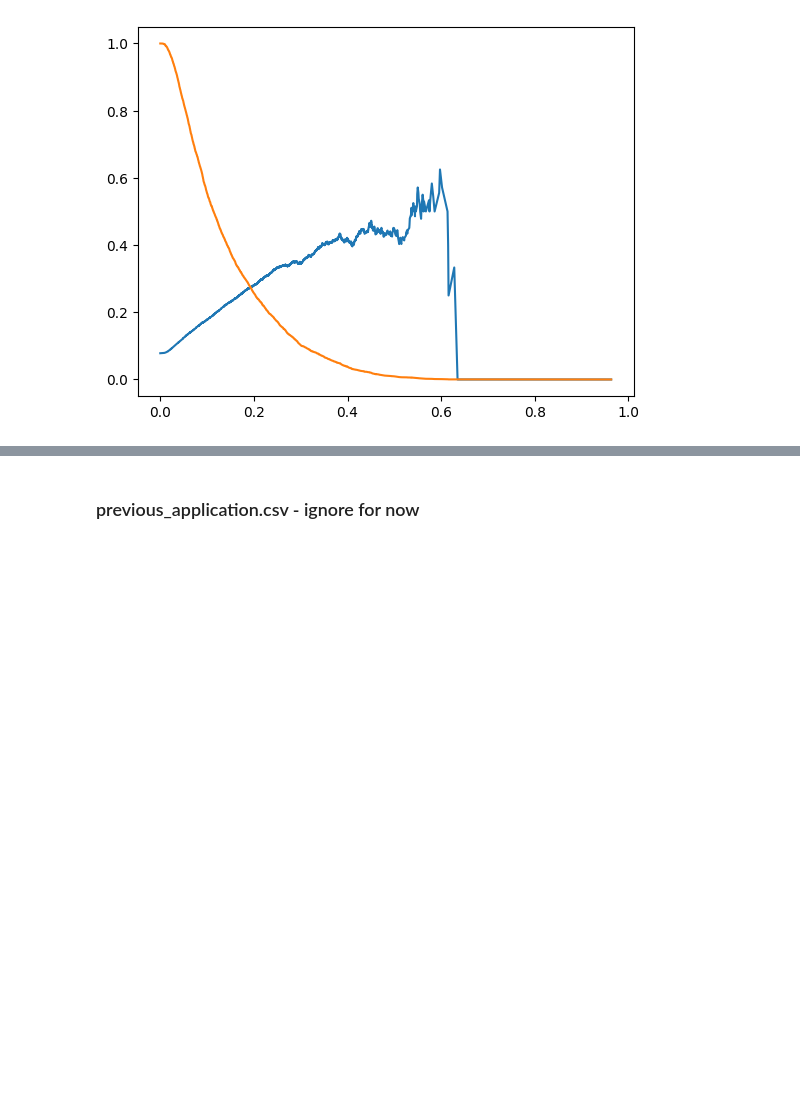
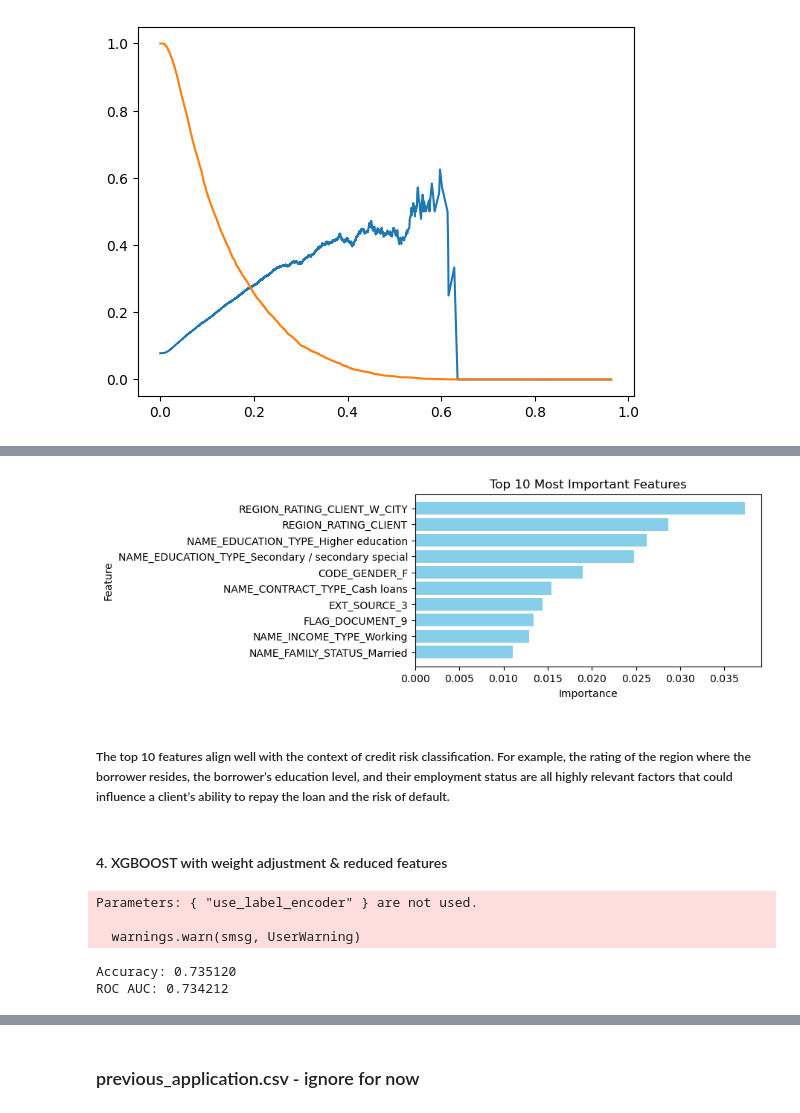
Before and after one commit to wildestdream33/Credit-Risk-Project, a Jupyter notebook: 545_Final_Project.ipynb, the cells around one changed output, grey strips where cells are left out. Drawn from its saved outputs; the diff is of its cells as text; code cells hidden in the pictures; blank space fills up the shorter version.

```diff
--- a/545_Final_Project.ipynb
+++ b/545_Final_Project.ipynb
@@ -934,0 +1014,5 @@ plt.show()
+# %%
+neg_class = y_train.value_counts()[0]
+pos_class = y_train.value_counts()[1]
+scale_pos_weight = neg_class / pos_class
+scale_pos_weight
@@ -934,0 +1025,61 @@ plt.show()
+# %%
+# Fit a preliminary model
+xgb_model = xgb.XGBClassifier(scale_pos_weight=scale_pos_weight)
+xgb_model.fit(X_train_scaled, y_train)
+
+# Select top 50 features based on importance
+feature_importances = xgb_model.feature_importances_
+
+X_train_scaled = pd.DataFrame(X_train_scaled, columns=X_train.columns)
+X_test_scaled = pd.DataFrame(X_test_scaled, columns=X_test.columns)
+
+important_features = X_train_scaled.columns[feature_importances.argsort()[-50:]]
+X_train_reduced = X_train_scaled[important_features]
+X_test_reduced = X_test_scaled[important_features]
+# %%
+import matplotlib.pyplot as plt
+feature_importance_df = pd.DataFrame({
+    'Feature': X_train_scaled.columns,
+    'Importance': feature_importances
+})
+feature_importance_df = feature_importance_df.sort_values(by='Importance', ascending=False)
+plt.figure(figsize=(6, 3))
+plt.barh(feature_importance_df['Feature'].head(10), feature_importance_df['Importance'].head(10), color='skyblue')
+plt.gca().invert_yaxis()  # Highest importance at the top
+plt.title('Top 10 Most Important Features')
+plt.xlabel('Importance')
+plt.ylabel('Feature')
+plt.show()
+# %% [output]
+[figure, added]
+# %% [markdown]
+##### The top 10 features align well with the context of credit risk classification. For example, the rating of the region where the borrower resides, the borrower’s education level, and their employment status are all highly relevant factors that could influence a client’s ability to repay the loan and the risk of default.
+# %% [markdown]
+#### 4. XGBOOST with weight adjustment & reduced features
+# %%
+xgb_classifier2 = xgb.XGBClassifier(
+    scale_pos_weight=scale_pos_weight, # adjust weight
+    objective='binary:logistic',  # Binary classification
+    eval_metric='logloss',       # Evaluation metric
+    use_label_encoder=False,     # Avoid label encoding warnings
+    random_state=42
+)
+
+# Train the model
+xgb_classifier2.fit(X_train_reduced, y_train)
+
+# Make predictions
+y_pred = xgb_classifier2.predict(X_test_reduced)
+y_pred_prob = xgb_classifier2.predict_proba(X_test_reduced)[:, 1]  # Probabilities for positive class
+
+# Evaluate the model
+accuracy = accuracy_score(y_test, y_pred)
+roc_auc = roc_auc_score(y_test, y_pred_prob)
+print(f"Accuracy: {accuracy:.6f}")
+print(f"ROC AUC: {roc_auc:.6f}")
+# %% [output]
+Parameters: { "use_label_encoder" } are not used.
+
+  warnings.warn(smsg, UserWarning)
+Accuracy: 0.735120
+ROC AUC: 0.734212
```
Also changed, not shown: parts of 29 cells of this notebook.
